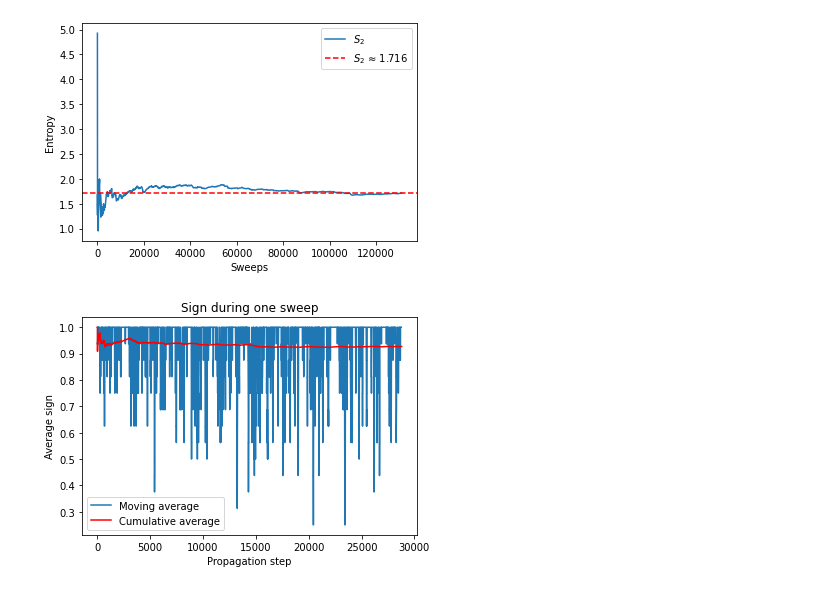
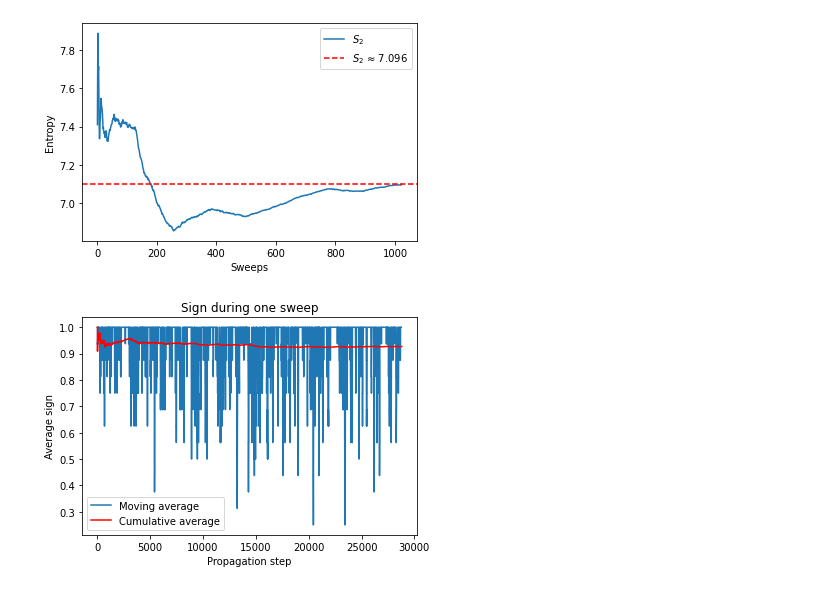
Before and after one commit to Terkadur/AFQMC, a Jupyter notebook: plot.ipynb, the cells around one changed output. Drawn from its saved outputs; the diff is of its cells as text; code cells hidden in the pictures.

```diff
--- a/plot.ipynb
+++ b/plot.ipynb
@@ -97,13 +97,18 @@ def plot_etgent_conv(EtgEnt_path, filling=None, U=None, partition=None):
         if index == -1:
             raise Exception("U not found")
     elif filling != None:
-        index = -1
-        for (i, ref) in enumerate(list(file["filling"])):
-            if str(filling) == str(np.array(file[ref])):
-                index = i
-                break
-        if index == -1:
-            raise Exception("Filling not found")
+        if type(filling) == tuple:
+            index = -1
+            for (i, ref) in enumerate(list(file["filling"])):
+                if str(filling) == str(np.array(file[ref])):
+                    index = i
+                    break
+            if index == -1:
+                raise Exception("Filling not found")
+        elif type(filling) == int:
+            index = list(file["filling"]).index(filling)
+            if index == -1:
+                raise Exception("filling not found")
     elif partition != None:
         index = list(file["partition"]).index(partition)
         if index == -1:
@@ -118,9 +123,9 @@ def plot_etgent_conv(EtgEnt_path, filling=None, U=None, partition=None):
     plt.ylabel("Entropy")
     plt.legend()
 # %%
-plot_etgent_conv("./data/4x4/processed/EtgEnt_N16_U8.0_beta20.0.jld", partition=8)
+plot_etgent_conv("./data/8x8/sym/processed/EtgEnt_U-2.0_beta50.0.jld", filling=64)
 # %% [output]
-[figure, old version]
+[figure, new version]
 # %%
 file = h5py.File("./data/test/PropSgn_LA8_N24_U14.0_beta18.0_seed1234.jld")
 
```
Also changed, not shown: 23 other files.
